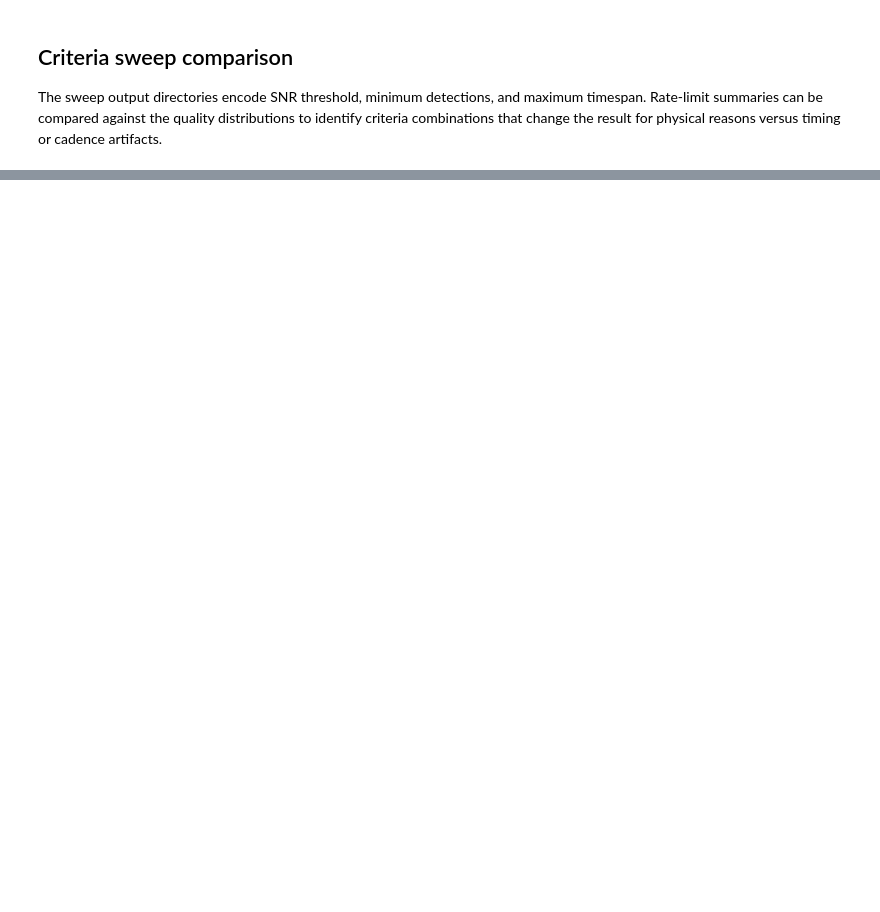
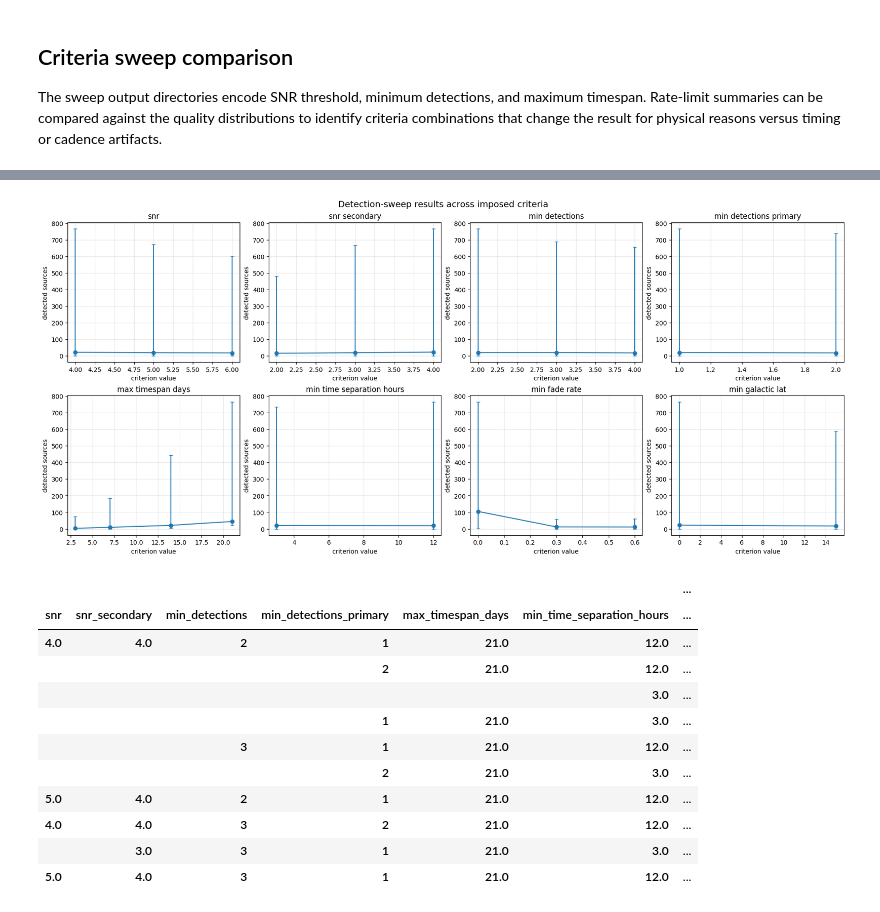
Before and after one commit to tylerbarna/kn-rates, a Jupyter notebook: lightcurve_quality_analysis.ipynb, the cells around one changed output, grey strips where cells are left out. Drawn from its saved outputs; the diff is of its cells as text; code cells hidden in the pictures; blank space fills up the shorter version.

```diff
--- a/lightcurve_quality_analysis.ipynb
+++ b/lightcurve_quality_analysis.ipynb
@@ -42,0 +143,45 @@ criteria
+# %%
+criterion_columns = [
+    'snr', 'snr_secondary', 'min_detections', 'min_detections_primary',
+    'max_timespan_days', 'min_time_separation_hours', 'min_fade_rate',
+    'min_galactic_lat',
+]
+
+# A compact overview: one panel per criterion, with all other criteria retained.
+fig, axes = plt.subplots(2, 4, figsize=(18, 8), constrained_layout=True)
+for axis, column in zip(axes.flat, criterion_columns):
+    grouped = (
+        sweep_index.groupby(column, as_index=False)['n_detected']
+        .agg(['mean', 'median', 'min', 'max', 'count'])
+        .reset_index()
+        .sort_values(column)
+    )
+    axis.errorbar(
+        grouped[column],
+        grouped['median'],
+        yerr=[grouped['median'] - grouped['min'], grouped['max'] - grouped['median']],
+        fmt='o-', capsize=3, color='C0',
+    )
+    axis.set_title(column.replace('_', ' '))
+    axis.set_xlabel('criterion value')
+    axis.set_ylabel('detected sources')
+    axis.grid(alpha=0.3)
+
+fig.suptitle('Detection-sweep results across imposed criteria', fontsize=14)
+plt.show()
+
+sweep_index.groupby(criterion_columns, dropna=False)['n_detected'].agg(['count', 'mean', 'median']).sort_values('median', ascending=False).head(10)
+# %% [output]
+[figure, added]
+|  |  |  |  |  |  | ... |
+| snr | snr_secondary | min_detections | min_detections_primary | max_timespan_days | min_time_separation_hours | ... |
+| 4.0 | 4.0 | 2 | 1 | 21.0 | 12.0 | ... |
+|  |  |  | 2 | 21.0 | 12.0 | ... |
+|  |  |  |  |  | 3.0 | ... |
+|  |  |  | 1 | 21.0 | 3.0 | ... |
+|  |  | 3 | 1 | 21.0 | 12.0 | ... |
+|  |  |  | 2 | 21.0 | 3.0 | ... |
+| 5.0 | 4.0 | 2 | 1 | 21.0 | 12.0 | ... |
+| 4.0 | 4.0 | 3 | 2 | 21.0 | 12.0 | ... |
+|  | 3.0 | 3 | 1 | 21.0 | 3.0 | ... |
+| 5.0 | 4.0 | 3 | 1 | 21.0 | 12.0 | ... |
```
Also changed, not shown: parts of 8 cells of this notebook, 1 other file.
